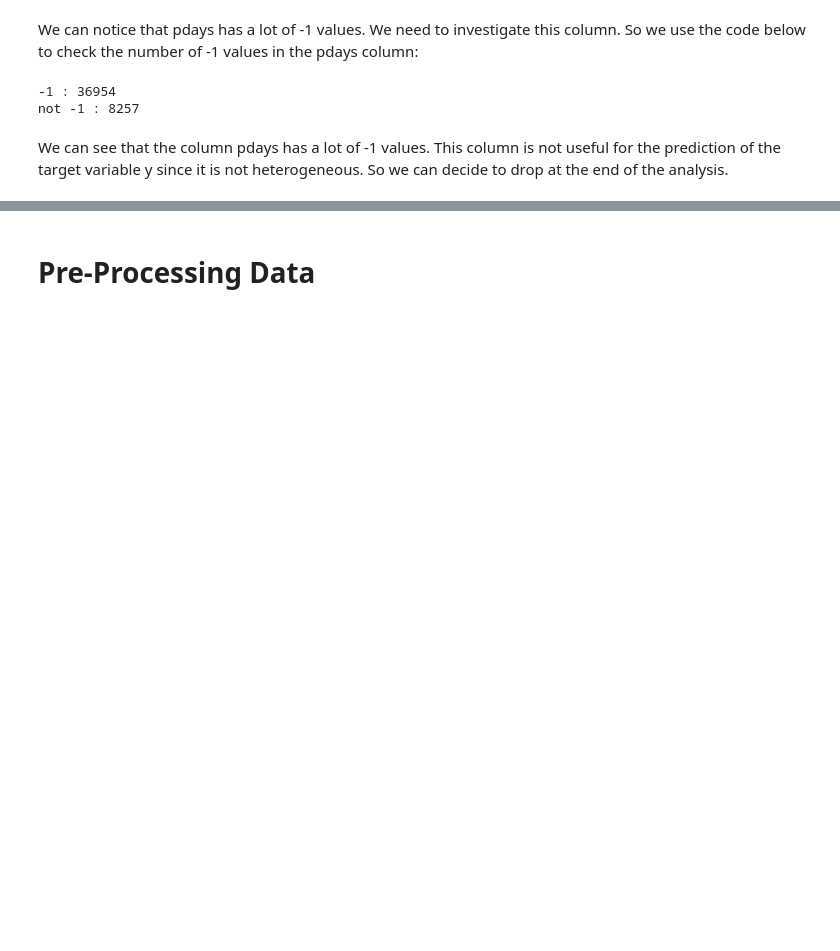
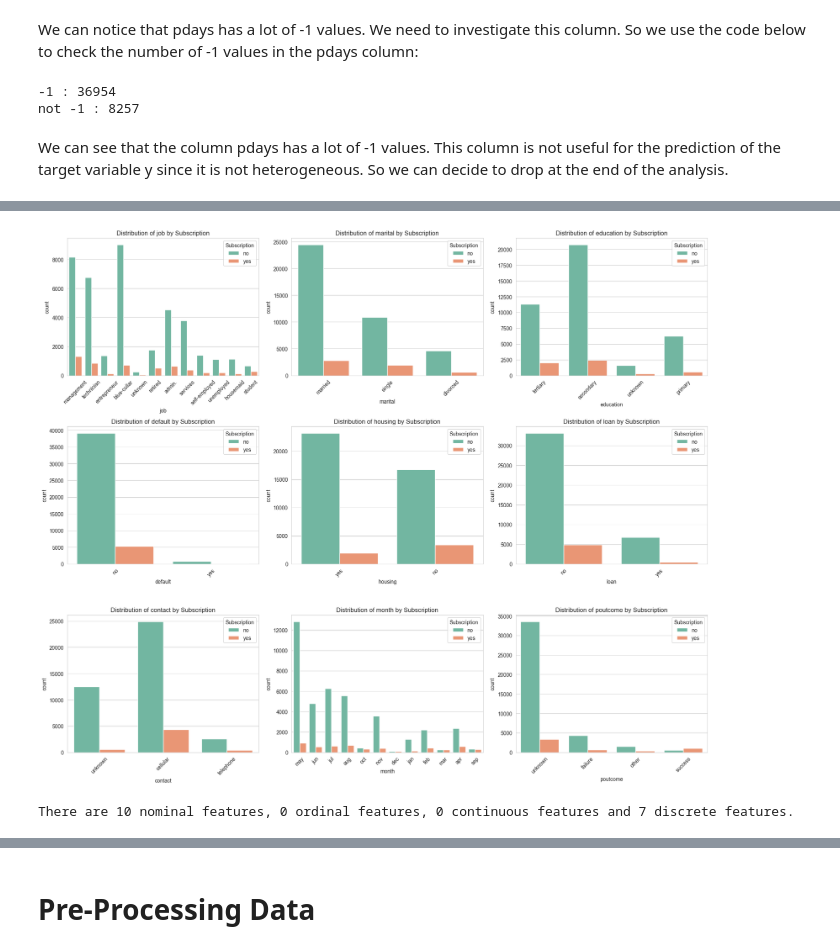
Before and after one commit to Steeve3/ML-model, a Jupyter notebook: notebooks/bank_notebook.ipynb, the cells around one changed output, grey strips where cells are left out. Saved outputs shown, nothing was run; the diff lists cells and outputs as text; code cells hidden in the pictures; blank space fills up the shorter version.

```diff
--- a/notebooks/bank_notebook.ipynb
+++ b/notebooks/bank_notebook.ipynb
@@ -162,0 +174,41 @@ We can see that the column pdays has a lot of -1 values. This column is not usef
+# %%
+# Visualizing the distribution of categorical variables with respect to the target variable 'y'
+
+fig, axs = plt.subplots(3, 3, figsize=(18, 15))
+cat_vars = ['job', 'marital', 'education', 'default', 'housing', 'loan', 'contact', 'month', 'poutcome']
+for i, var in enumerate(cat_vars):
+    row = i // 3
+    col = i % 3
+    sns.countplot(data=data_full, x=var, hue='y', ax=axs[row, col], palette='Set2')
+    axs[row, col].set_title(f'Distribution of {var} by Subscription')
+    axs[row, col].tick_params(axis='x', rotation=45)
+    axs[row, col].legend(title='Subscription', loc='upper right')
+
+fig.tight_layout()
+plt.show()
+# %% [output]
+[figure, added]
+# %%
+# Investigate the distribution of nominal features
+
+# Count how many nominal, ordinal, continuous and discrete features there are in the dataset
+nominal = 0
+ordinal = 0
+continuous = 0
+discrete = 0
+for col in data_full.columns:
+    if data_full[col].dtype == 'object':
+        #print(f'{col} is a nominal feature')
+        nominal += 1
+    elif data_full[col].dtype == 'int64':
+        #print(f'{col} is a discrete feature')
+        discrete += 1
+    elif data_full[col].dtype == 'float64':
+
+        continuous += 1
+    else:
+        ordinal += 1
+
+print('There are {} nominal features, {} ordinal features, {} continuous features and {} discrete features.'.format(nominal, ordinal, continuous, discrete))
+# %% [output]
+There are 10 nominal features, 0 ordinal features, 0 continuous features and 7 discrete features.
```
Also changed, not shown: parts of 16 cells of this notebook.
